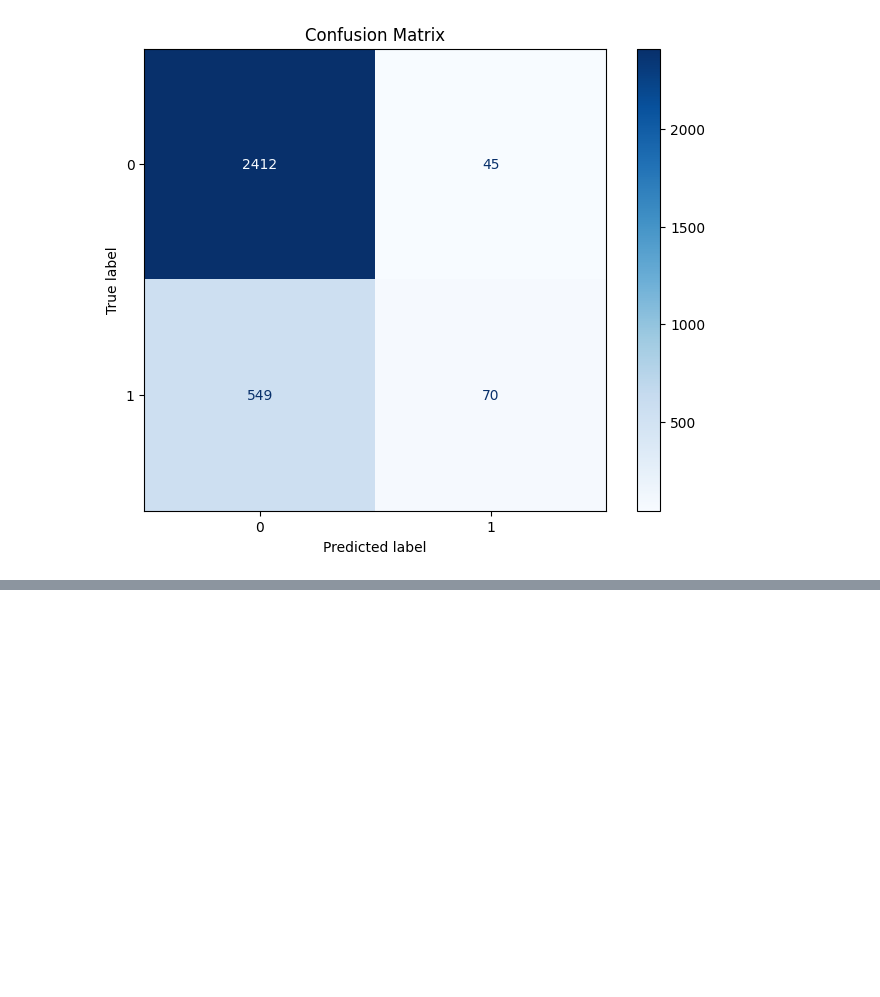
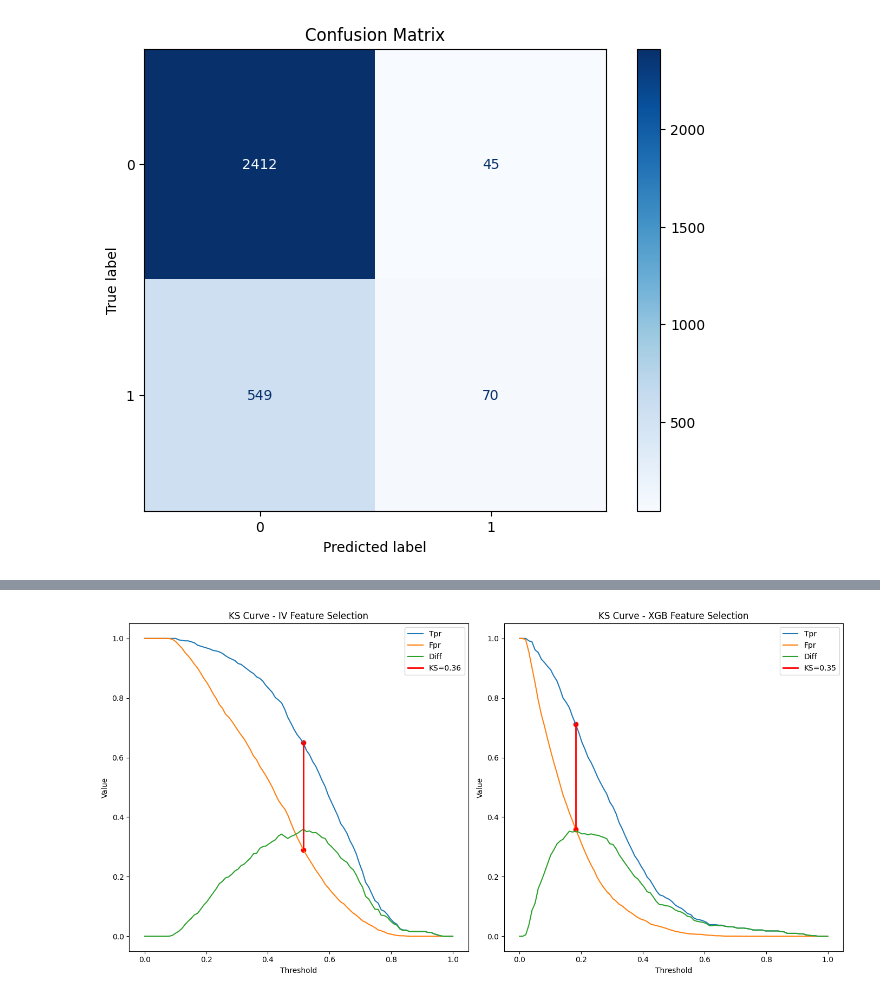
Before and after one commit to hoobys/Reproducible-Research-uni-project, a Jupyter notebook: report.ipynb, the cells around one changed output, grey strips where cells are left out. Saved outputs shown, nothing was run; the diff lists cells and outputs as text; code cells hidden in the pictures; blank space fills up the shorter version.

```diff
--- a/report.ipynb
+++ b/report.ipynb
@@ -622,5 +642,8 @@ table_xgb.sort_values(by="AUC", ascending=False)
 # %%
 from rr_project.visualization import load_models_and_generate_ks_curve
-
-load_models_and_generate_ks_curve("./models", X_test, y_test, X_test_xgb, y_test_xgb)
+import rr_project.visualization as v
+reload(v)
+v.load_models_and_generate_ks_curve("./models", X_test, y_test, X_test_xgb, y_test_xgb)
 plt.show()
+# %% [output]
+[figure, added]
```
Also changed, not shown: parts of 3 cells of this notebook, 2 other files.
